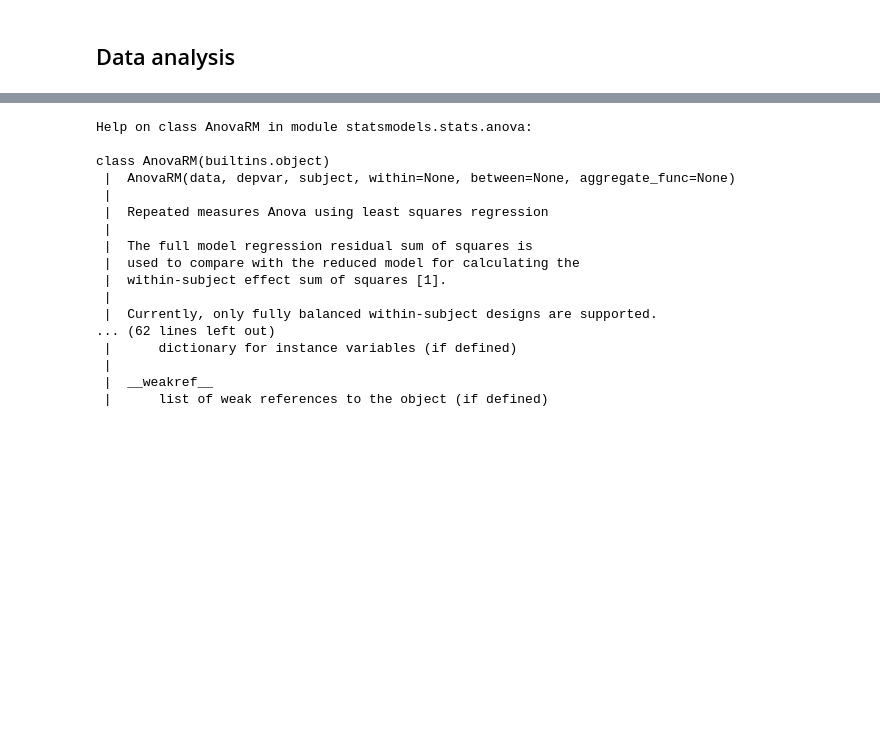
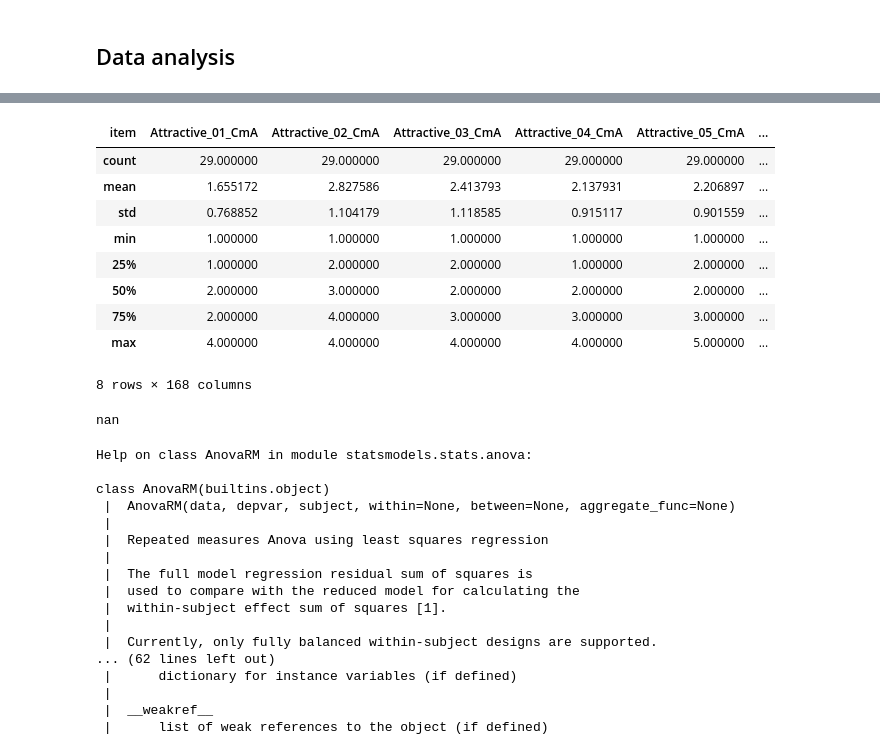
Before and after one commit to tracysanchez/Human_Agents_Impact_Nav, a Jupyter notebook: AvatarQuestionnaire/AvatarQuest.ipynb, the cells around one changed output, grey strips where cells are left out. Cells and saved outputs as stored; diff of their text form; code cells hidden in the pictures; blank space fills up the shorter version.

```diff
--- a/AvatarQuestionnaire/AvatarQuest.ipynb
+++ b/AvatarQuestionnaire/AvatarQuest.ipynb
@@ -281,3 +331,21 @@ ax=sns.boxplot( x = dx, y = dy, data = df, color = 'black', width = .15, zorder
+# %%
+wide = pd.DataFrame(wide)
+wide.describe()
+# %% [output]
+| item | Attractive_01_CmA | Attractive_02_CmA | Attractive_03_CmA | Attractive_04_CmA | Attractive_05_CmA | ... |
+| count | 29.000000 | 29.000000 | 29.000000 | 29.000000 | 29.000000 | ... |
+| mean | 1.655172 | 2.827586 | 2.413793 | 2.137931 | 2.206897 | ... |
+| std | 0.768852 | 1.104179 | 1.118585 | 0.915117 | 0.901559 | ... |
+| min | 1.000000 | 1.000000 | 1.000000 | 1.000000 | 1.000000 | ... |
+| 25% | 1.000000 | 2.000000 | 2.000000 | 1.000000 | 2.000000 | ... |
+| 50% | 2.000000 | 3.000000 | 2.000000 | 2.000000 | 2.000000 | ... |
+| 75% | 2.000000 | 4.000000 | 3.000000 | 3.000000 | 3.000000 | ... |
+| max | 4.000000 | 4.000000 | 4.000000 | 4.000000 | 5.000000 | ... |
+8 rows × 168 columns
+# %%
+kmo_model
+# %% [output]
+nan
 # %%
 from statsmodels.stats.anova import AnovaRM
 help(AnovaRM)
```
Also changed, not shown: parts of 21 cells of this notebook, 18 other files.
